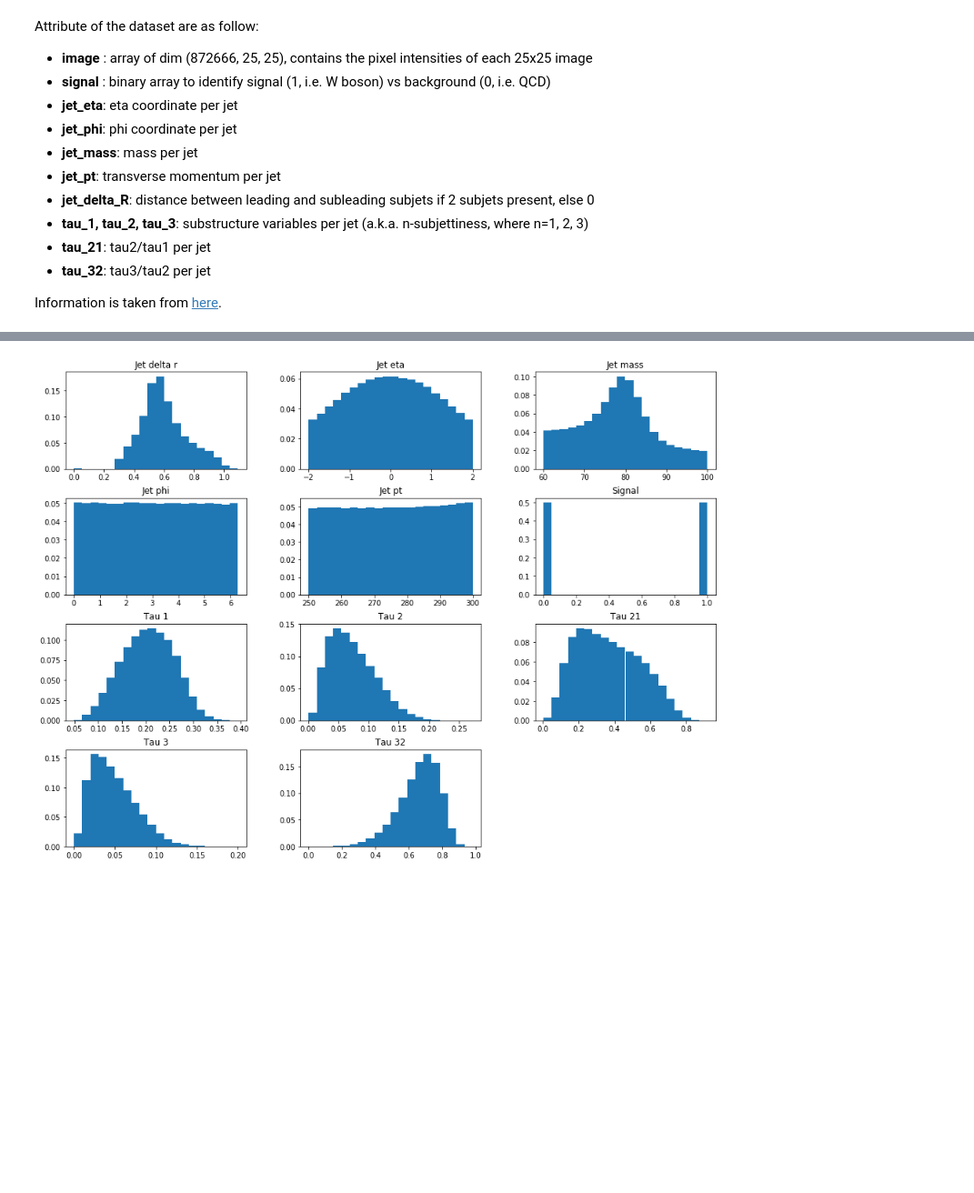
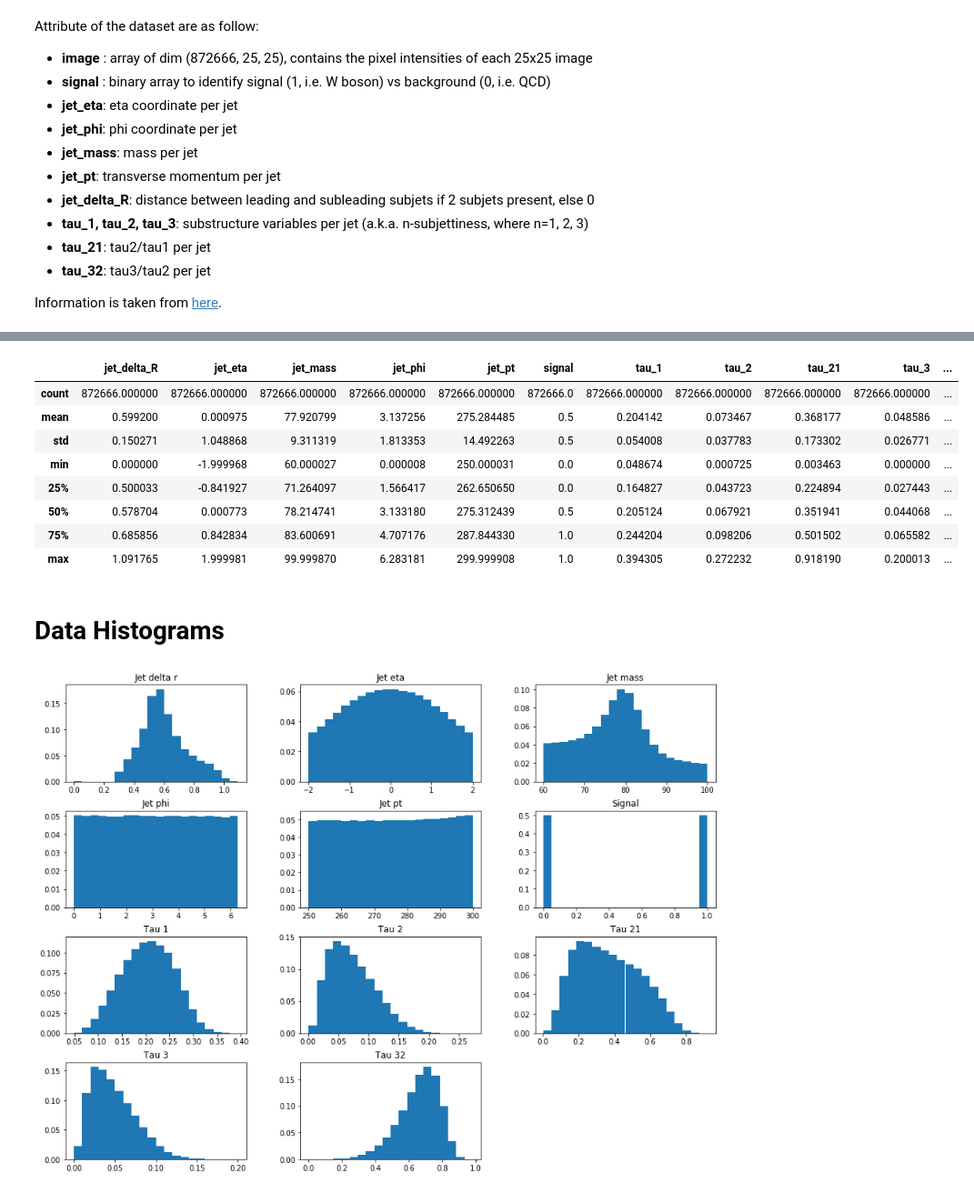
Before and after one commit to itsayushthada/Particle-Physics-Experiments, a Jupyter notebook: LAGAN/Analysis/EDA.ipynb, the cells around one changed output, grey strips where cells are left out. Shown at 91% size. Cells and saved outputs as stored; diff of their text form; code cells hidden in the pictures; blank space fills up the shorter version.

```diff
--- a/LAGAN/Analysis/EDA.ipynb
+++ b/LAGAN/Analysis/EDA.ipynb
@@ -77,3 +77,17 @@ df["tau_1"].shape
+# %%
+pd.DataFrame(df).describe()
+# %% [output]
+|  | jet_delta_R | jet_eta | jet_mass | jet_phi | jet_pt | signal | tau_1 | tau_2 | tau_21 | tau_3 | ... |
+| count | 872666.000000 | 872666.000000 | 872666.000000 | 872666.000000 | 872666.000000 | 872666.0 | 872666.000000 | 872666.000000 | 872666.000000 | 872666.000000 | ... |
+| mean | 0.599200 | 0.000975 | 77.920799 | 3.137256 | 275.284485 | 0.5 | 0.204142 | 0.073467 | 0.368177 | 0.048586 | ... |
+| std | 0.150271 | 1.048868 | 9.311319 | 1.813353 | 14.492263 | 0.5 | 0.054008 | 0.037783 | 0.173302 | 0.026771 | ... |
+| min | 0.000000 | -1.999968 | 60.000027 | 0.000008 | 250.000031 | 0.0 | 0.048674 | 0.000725 | 0.003463 | 0.000000 | ... |
+| 25% | 0.500033 | -0.841927 | 71.264097 | 1.566417 | 262.650650 | 0.0 | 0.164827 | 0.043723 | 0.224894 | 0.027443 | ... |
+| 50% | 0.578704 | 0.000773 | 78.214741 | 3.133180 | 275.312439 | 0.5 | 0.205124 | 0.067921 | 0.351941 | 0.044068 | ... |
+| 75% | 0.685856 | 0.842834 | 83.600691 | 4.707176 | 287.844330 | 1.0 | 0.244204 | 0.098206 | 0.501502 | 0.065582 | ... |
+| max | 1.091765 | 1.999981 | 99.999870 | 6.283181 | 299.999908 | 1.0 | 0.394305 | 0.272232 | 0.918190 | 0.200013 | ... |
+# %% [markdown]
+# Data Histograms
 # %%
 plt.rcParams["figure.figsize"] = 16, 12
 plt.subplots_adjust(wspace=0.3, hspace=0.3)
```
Also changed, not shown: parts of 13 cells of this notebook.
